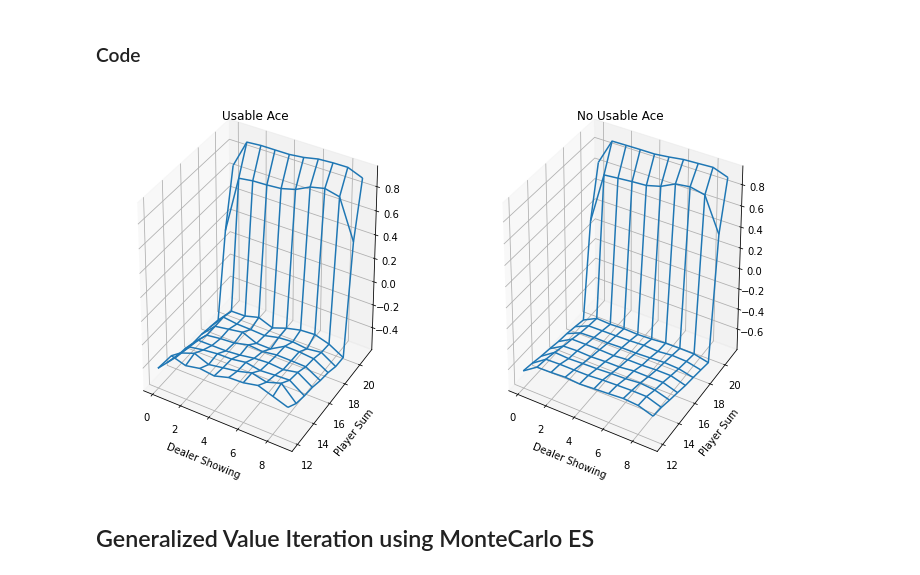
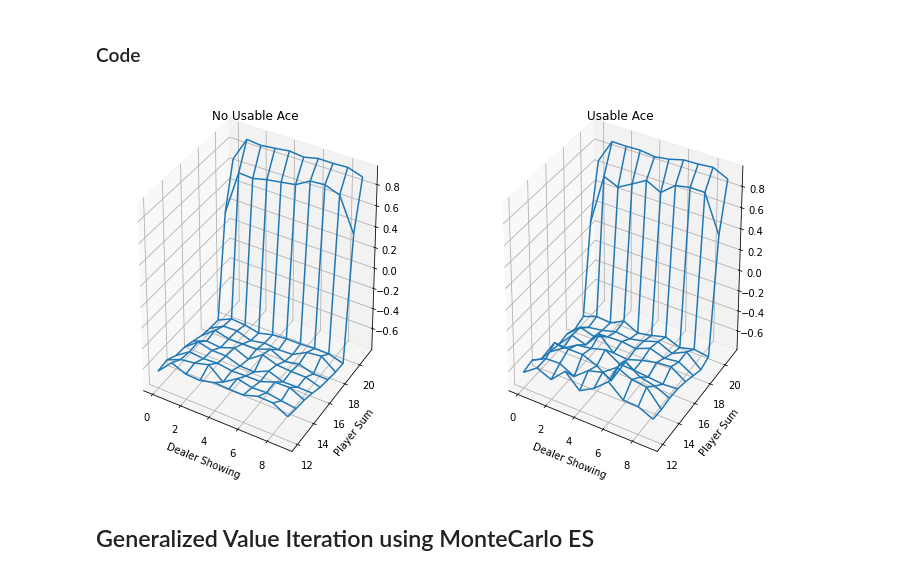
Before and after one commit to chandrusuresh/ReinforcementLearning, a Jupyter notebook: Ch5-MonteCarloMethods/Blackjack.ipynb, the cells around one changed output. Drawn from its saved outputs; the diff is of its cells as text; code cells hidden in the pictures.

```diff
--- a/Ch5-MonteCarloMethods/Blackjack.ipynb
+++ b/Ch5-MonteCarloMethods/Blackjack.ipynb
@@ -161,7 +177,7 @@ def simulate_game(draw_distribution,pi_dealer,pi_player):
 pi_dealer = make_policy(17)
 pi_player = make_policy(20)
 
-load_result = True
+load_result = False
 # %%
 if load_result:
   mat_dict = sio.loadmat("/content/gdrive/My Drive/Colab Notebooks/Blackjack.mat")
@@ -169,25 +185,29 @@ if load_result:
   val_count = mat_dict['val_count']
   num_trials = mat_dict['num_trials']
 else:
-  num_trials = 5000000
+  num_trials = 100000
+  val_func = np.zeros((2,10,10))
+  val_count = np.zeros((2,10,10))
   for i in range(num_trials):
-    simulate_game(draw_distribution,pi_dealer,pi_player)
+    simulate_game(draw_distribution,pi_dealer,pi_player,-1)
+    if i%5 == 0:
+      simulate_game(draw_distribution,pi_dealer,pi_player,11)
   sio.savemat("/content/gdrive/My Drive/Colab Notebooks/Blackjack.mat",{'val_func':val_func,'val_count':val_count,'num_trials':num_trials})
 # %%
 fig = plt.figure(figsize=(12,7))
 y = list(range(12,22))
 x = list(range(10))
 X,Y = np.meshgrid(x,y)
-title = ['Usable Ace', 'No Usable Ace']
+title = ['No Usable Ace', 'Usable Ace']
 for i in range(2):
   ax = fig.add_subplot(1, 2, i+1, projection='3d')
   ax.set_title(title[i])
-  ax.plot_wireframe(X, Y, val_func[i,:,:]/val_count[i,:,:])
+  ax.plot_wireframe(X, Y, val_func[i,:,:]/val_count[i,:,:],rstride=1,cstride=1)
   ax.set_xlabel('Dealer Showing')
   ax.set_ylabel('Player Sum')
   # ax.view_init(elev=50., azim=-60)
 # %% [output]
-[figure, old version]
+[figure, new version]
 # %% [markdown]
 ## Generalized Value Iteration using MonteCarlo ES
 # %%
```
Also changed, not shown: parts of 5 cells of this notebook.
